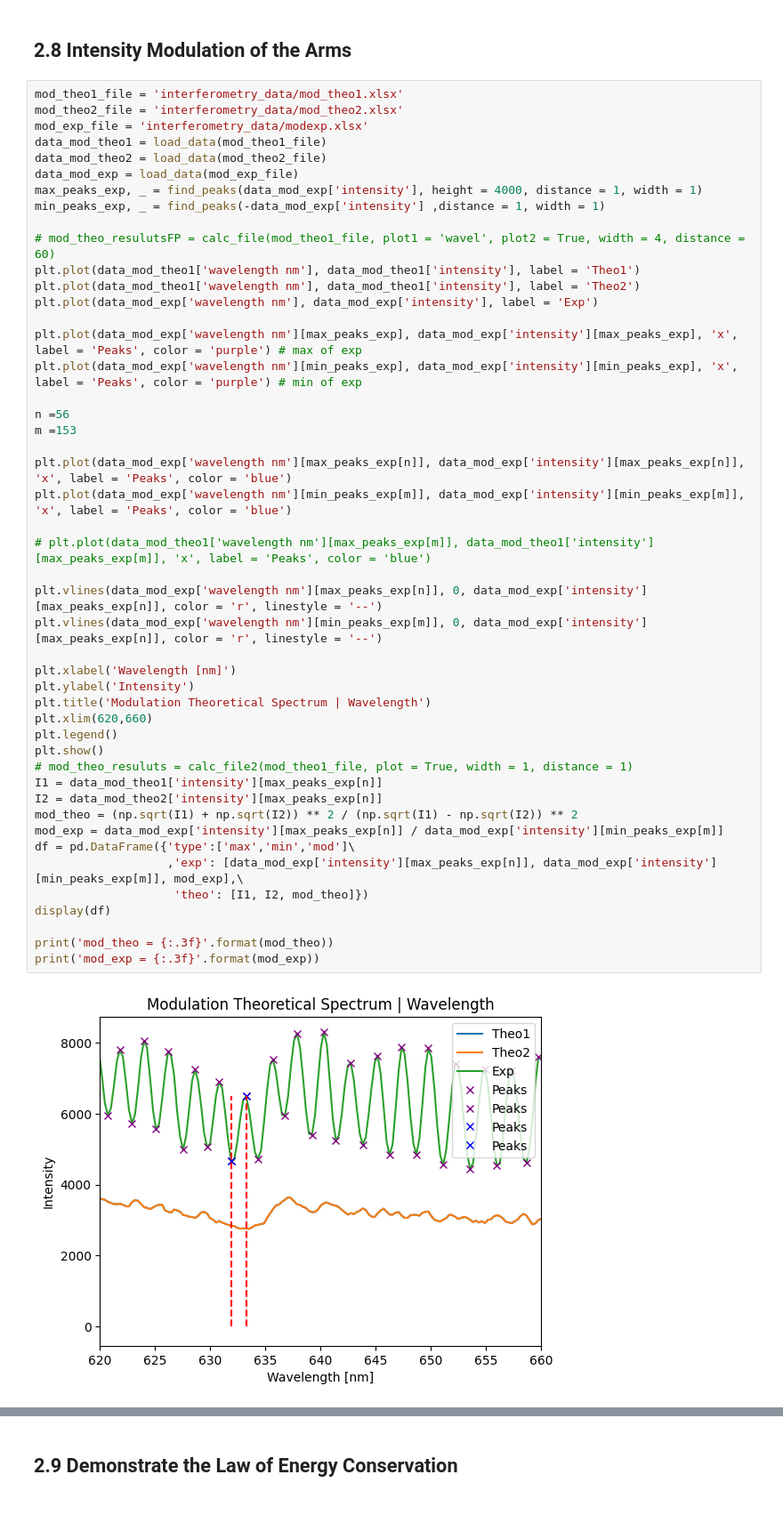
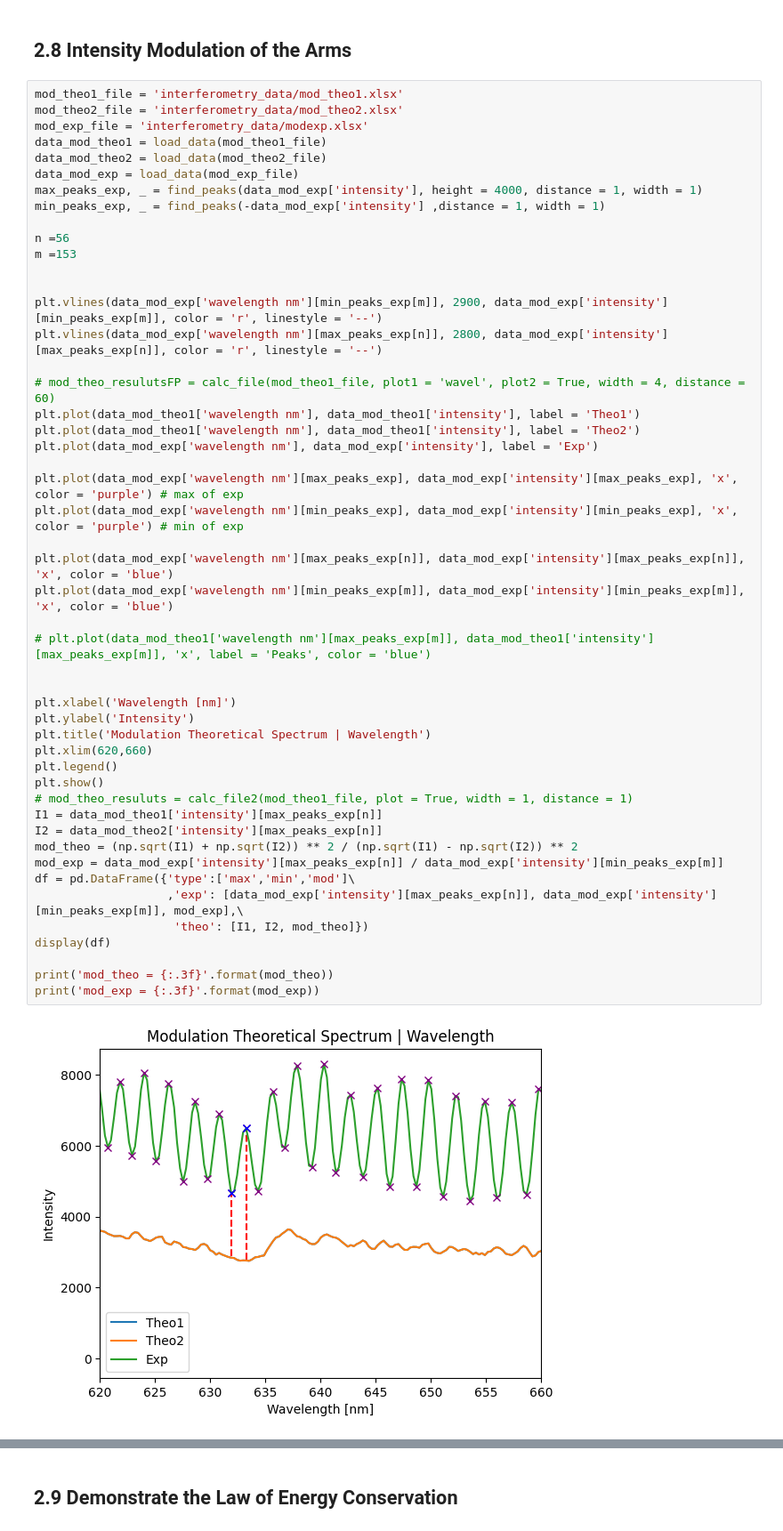
Before and after one commit to YehonathanBarda/PhyChemLab, a Jupyter notebook: Interferometry.ipynb, the cells around one changed output, grey strips where cells are left out. Shown at 89% size. Drawn from its saved outputs; the diff is of its cells as text.

```diff
--- a/Interferometry.ipynb
+++ b/Interferometry.ipynb
@@ -309,45 +328,47 @@ data_mod_exp = load_data(mod_exp_file)
 max_peaks_exp, _ = find_peaks(data_mod_exp['intensity'], height = 4000, distance = 1, width = 1)
 min_peaks_exp, _ = find_peaks(-data_mod_exp['intensity'] ,distance = 1, width = 1)
 
+n =56
+m =153
+
+
+plt.vlines(data_mod_exp['wavelength nm'][min_peaks_exp[m]], 2900, data_mod_exp['intensity'][min_peaks_exp[m]], color = 'r', linestyle = '--')
+plt.vlines(data_mod_exp['wavelength nm'][max_peaks_exp[n]], 2800, data_mod_exp['intensity'][max_peaks_exp[n]], color = 'r', linestyle = '--')
+
 # mod_theo_resulutsFP = calc_file(mod_theo1_file, plot1 = 'wavel', plot2 = True, width = 4, distance = 60)
 plt.plot(data_mod_theo1['wavelength nm'], data_mod_theo1['intensity'], label = 'Theo1')
 plt.plot(data_mod_theo1['wavelength nm'], data_mod_theo1['intensity'], label = 'Theo2')
 plt.plot(data_mod_exp['wavelength nm'], data_mod_exp['intensity'], label = 'Exp')
 
-plt.plot(data_mod_exp['wavelength nm'][max_peaks_exp], data_mod_exp['intensity'][max_peaks_exp], 'x', label = 'Peaks', color = 'purple') # max of exp
-plt.plot(data_mod_exp['wavelength nm'][min_peaks_exp], data_mod_exp['intensity'][min_peaks_exp], 'x', label = 'Peaks', color = 'purple') # min of exp
+plt.plot(data_mod_exp['wavelength nm'][max_peaks_exp], data_mod_exp['intensity'][max_peaks_exp], 'x', color = 'purple') # max of exp
+plt.plot(data_mod_exp['wavelength nm'][min_peaks_exp], data_mod_exp['intensity'][min_peaks_exp], 'x', color = 'purple') # min of exp
 
-n =56
-m =153
-
-plt.plot(data_mod_exp['wavelength nm'][max_peaks_exp[n]], data_mod_exp['intensity'][max_peaks_exp[n]], 'x', label = 'Peaks', color = 'blue')
-plt.plot(data_mod_exp['wavelength nm'][min_peaks_exp[m]], data_mod_exp['intensity'][min_peaks_exp[m]], 'x', label = 'Peaks', color = 'blue')
+plt.plot(data_mod_exp['wavelength nm'][max_peaks_exp[n]], data_mod_exp['intensity'][max_peaks_exp[n]], 'x', color = 'blue')
+plt.plot(data_mod_exp['wavelength nm'][min_peaks_exp[m]], data_mod_exp['intensity'][min_peaks_exp[m]], 'x', color = 'blue')
 
 # plt.plot(data_mod_theo1['wavelength nm'][max_peaks_exp[m]], data_mod_theo1['intensity'][max_peaks_exp[m]], 'x', label = 'Peaks', color = 'blue')
 
-plt.vlines(data_mod_exp['wavelength nm'][max_peaks_exp[n]], 0, data_mod_exp['intensity'][max_peaks_exp[n]], color = 'r', linestyle = '--')
-plt.vlines(data_mod_exp['wavelength nm'][min_peaks_exp[m]], 0, data_mod_exp['intensity'][max_peaks_exp[n]], color = 'r', linestyle = '--')
 
 plt.xlabel('Wavelength [nm]')
 plt.ylabel('Intensity')
 plt.title('Modulation Theoretical Spectrum | Wavelength')
 plt.xlim(620,660)
 plt.legend()
 plt.show()
 # mod_theo_resuluts = calc_file2(mod_theo1_file, plot = True, width = 1, distance = 1)
 I1 = data_mod_theo1['intensity'][max_peaks_exp[n]]
 I2 = data_mod_theo2['intensity'][max_peaks_exp[n]]
 mod_theo = (np.sqrt(I1) + np.sqrt(I2)) ** 2 / (np.sqrt(I1) - np.sqrt(I2)) ** 2
 mod_exp = data_mod_exp['intensity'][max_peaks_exp[n]] / data_mod_exp['intensity'][min_peaks_exp[m]]
 df = pd.DataFrame({'type':['max','min','mod']\
                    ,'exp': [data_mod_exp['intensity'][max_peaks_exp[n]], data_mod_exp['intensity'][min_peaks_exp[m]], mod_exp],\
                     'theo': [I1, I2, mod_theo]})
 display(df)
 
 print('mod_theo = {:.3f}'.format(mod_theo))
 print('mod_exp = {:.3f}'.format(mod_exp))
 # %% [output]
-[figure, old version]
+[figure, new version]
 |  | type | exp | theo |
 | 0 | max | 6490.892398 | 2766.822692 |
 | 1 | min | 4674.435663 | 2753.871067 |
```
Also changed, not shown: parts of 11 cells of this notebook, 15 other files.
